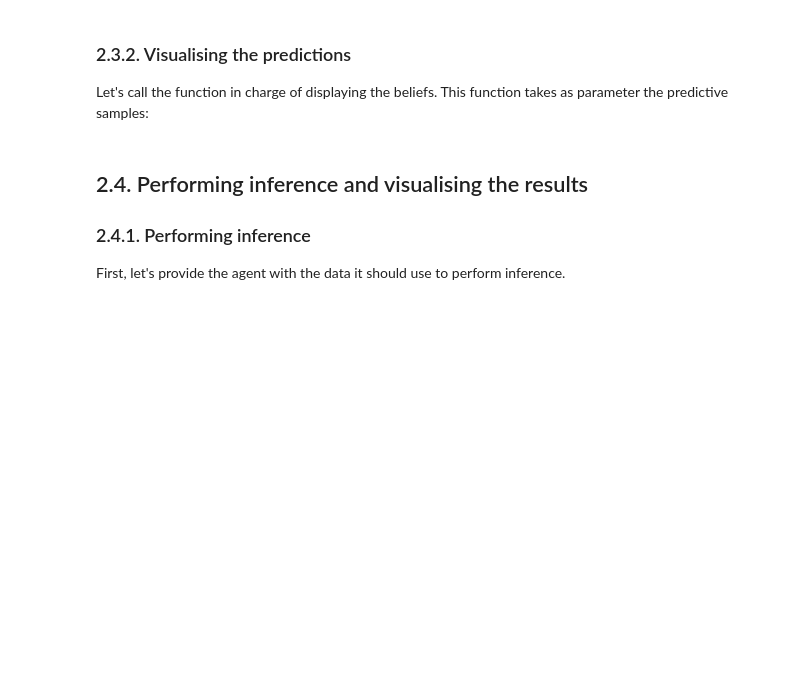
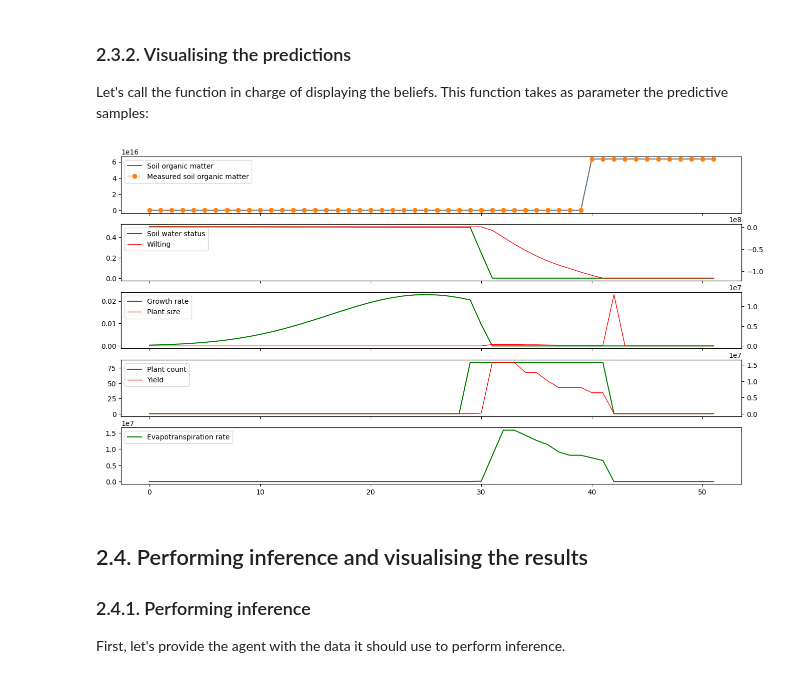
Before and after one commit to gaia-os/gaia-hub, a Jupyter notebook: notebooks/get_started.ipynb, the cells around one changed output. Cells and saved outputs as stored; diff of their text form; code cells hidden in the pictures; blank space fills up the shorter version.

````diff
--- a/notebooks/get_started.ipynb
+++ b/notebooks/get_started.ipynb
@@ -252,7 +238,7 @@ Specific agents can be recovered using their unique names, e.g., the determinist
 ```
 # %%
 # Load the agent(s) compatible with the loaded data
-agents = AgentFactory.create(data_loader, verbose=True)
+agents = AgentFactory.create(data_loader, verbose=True, debug=True)
 
 # Get the deterministic agent of Roots & Culture
 agent = next(filter(lambda a: a.name == "Roots-and-Culture.roots-indoor1.Deterministic", agents))
@@ -273,7 +277,27 @@ prediction_samples = agent.predict(model=agent.model, num_samples=1)
 Let's call the function in charge of displaying the beliefs. This function takes as parameter the predictive samples:
 # %%
 # Draw prior beliefs using the predictive samples
-fig = draw_beliefs(prediction_samples)
+fig = draw_beliefs(
+        prediction_samples,
+        var_1={
+            "soil_organic_matter": "Soil organic matter",
+            "soil_water_status": "Soil water status",
+            "growth_rate": "Growth rate",
+            "plant_count": "Plant count",
+            "evapotranspiration_rate": "Evapotranspiration rate"
+        },
+        var_2={
+            "obs_soil_organic_matter": "Measured soil organic matter",
+            "wilting": "Wilting",
+            "plant_size": "Plant size",
+            "obs_yield": "Yield",
+            None: None
+        },
+        measured=[True, False, False, False, False],
+        fig_size=(16, 8.5)
+    )
+# %% [output]
+[figure, added]
 # %% [markdown]
 ## 2.4. Performing inference and visualising the results
 
````
Also changed, not shown: parts of 9 cells of this notebook.
